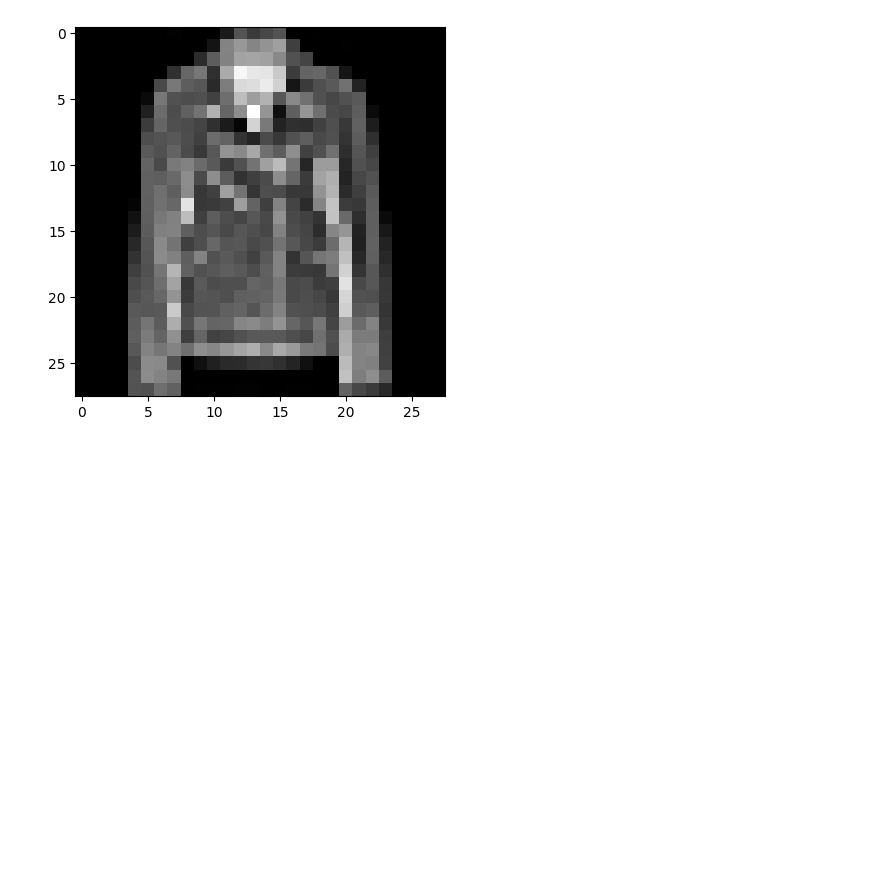
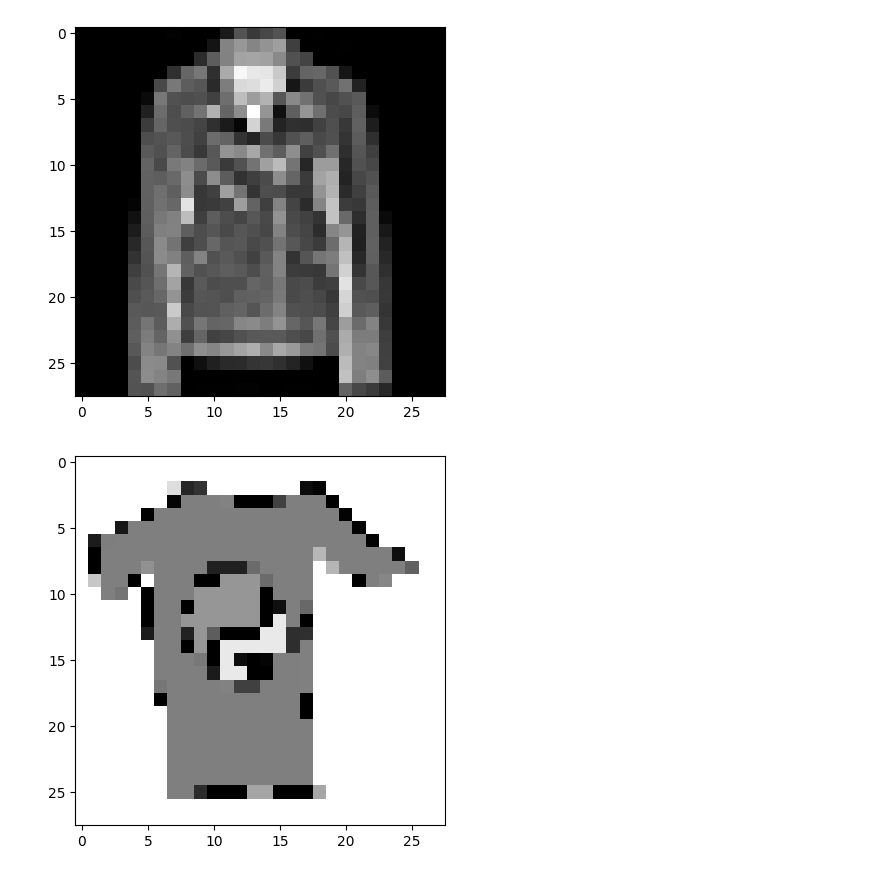
Before and after one commit to pmalic/nnfs, a Jupyter notebook: test.ipynb, the cells around one changed output. Cells and saved outputs as stored; diff of their text form; code cells hidden in the pictures; blank space fills up the shorter version.

```diff
--- a/test.ipynb
+++ b/test.ipynb
@@ -538,3 +538,14 @@ plt.imshow(image_data, cmap='gray')
 plt.show()
 # %% [output]
 [figure]
+# %%
+import cv2
+
+image_data = cv2.imread('samples/tshirt.png', cv2.IMREAD_GRAYSCALE)
+image_data = cv2.resize(image_data, (28, 28))
+
+import matplotlib.pyplot as plt
+plt.imshow(image_data, cmap = 'gray')
+plt.show()
+# %% [output]
+[figure, added]
```
Also changed, not shown: 11 other files.
